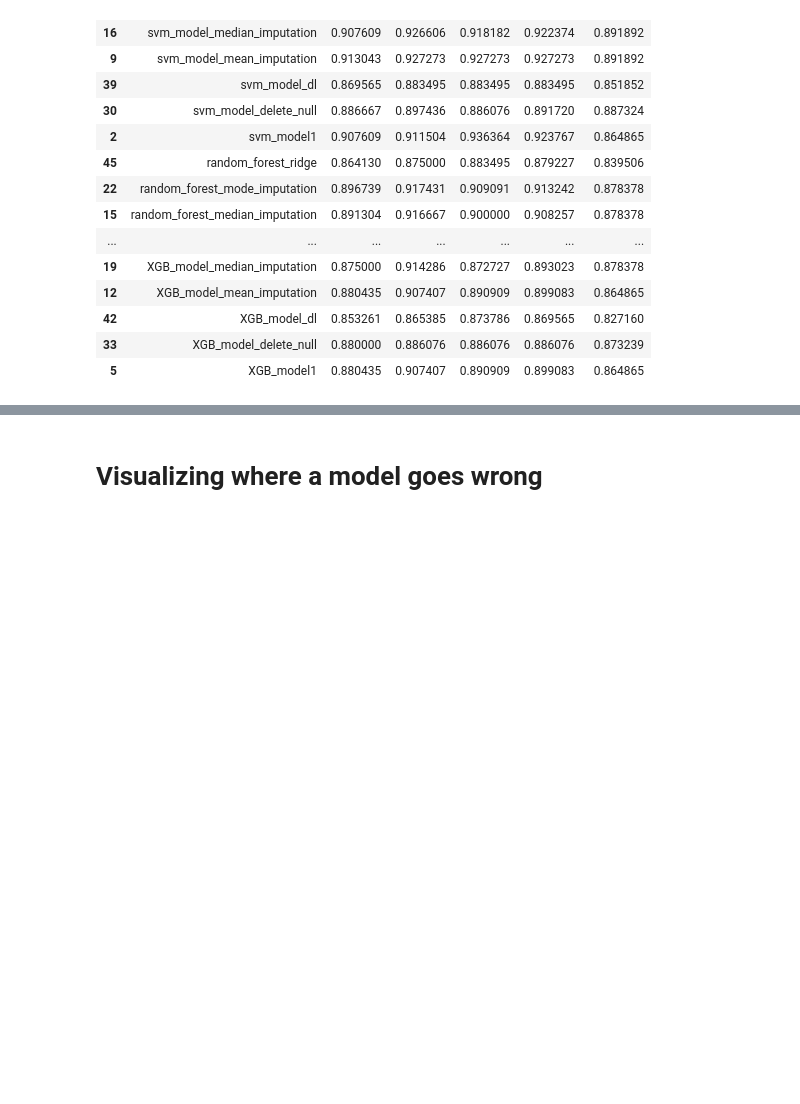
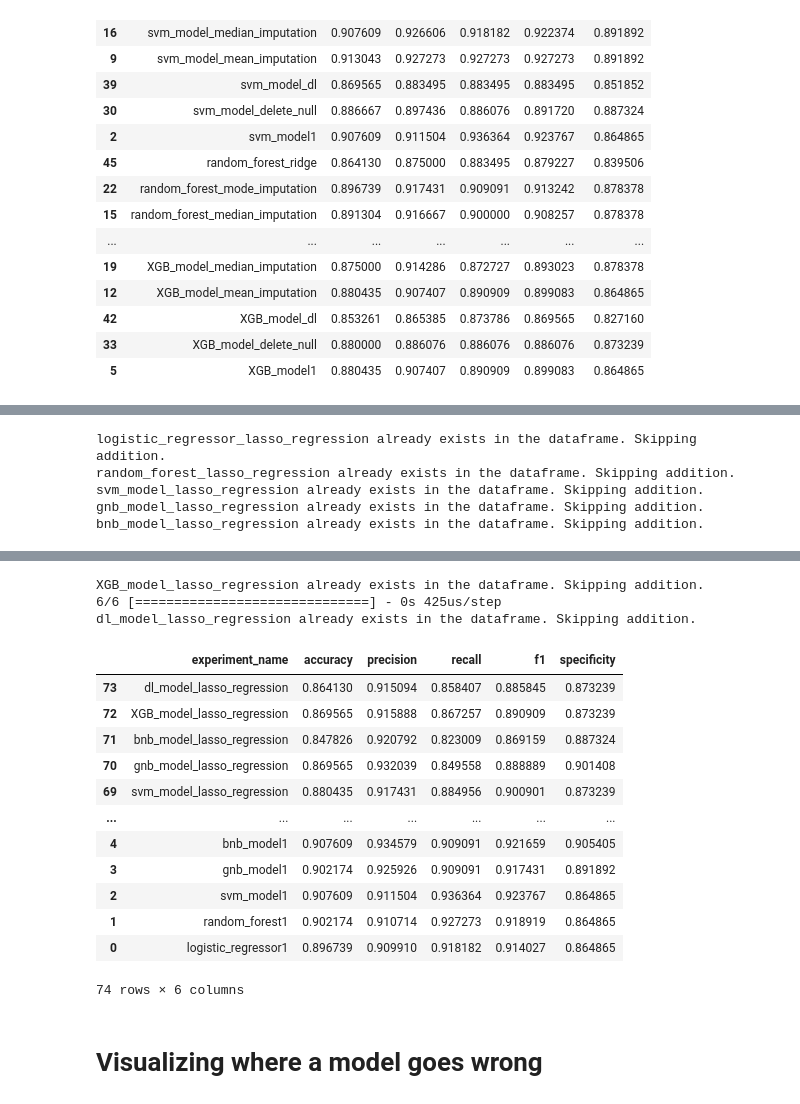
Before and after one commit to nripstein/Heart-Disease-Prediction, a Jupyter notebook: heart failure prediction notebook.ipynb, the cells around one changed output, grey strips where cells are left out. Saved outputs shown, nothing was run; the diff lists cells and outputs as text; code cells hidden in the pictures; blank space fills up the shorter version.

```diff
--- a/heart failure prediction notebook.ipynb
+++ b/heart failure prediction notebook.ipynb
@@ -1734,0 +1815,9 @@ dl_model_ridge already exists in the dataframe. Skipping addition.
+# %%
+models_df = test_regression_model(lasso_regression1, "lasso_regression", needs_cholesterol.copy(deep=True), full_train_regression, models_df, )
+display(models_df.drop("predictions", axis=1).sort_index(ascending=False))
+# %% [output]
+logistic_regressor_lasso_regression already exists in the dataframe. Skipping addition.
+random_forest_lasso_regression already exists in the dataframe. Skipping addition.
+svm_model_lasso_regression already exists in the dataframe. Skipping addition.
+gnb_model_lasso_regression already exists in the dataframe. Skipping addition.
+bnb_model_lasso_regression already exists in the dataframe. Skipping addition.
@@ -1735,3 +1826,19 @@ dl_model_ridge already exists in the dataframe. Skipping addition.
+XGB_model_lasso_regression already exists in the dataframe. Skipping addition.
+6/6 [==============================] - 0s 425us/step
+dl_model_lasso_regression already exists in the dataframe. Skipping addition.
+|  | experiment_name | accuracy | precision | recall | f1 | specificity |
+| 73 | dl_model_lasso_regression | 0.864130 | 0.915094 | 0.858407 | 0.885845 | 0.873239 |
+| 72 | XGB_model_lasso_regression | 0.869565 | 0.915888 | 0.867257 | 0.890909 | 0.873239 |
+| 71 | bnb_model_lasso_regression | 0.847826 | 0.920792 | 0.823009 | 0.869159 | 0.887324 |
+| 70 | gnb_model_lasso_regression | 0.869565 | 0.932039 | 0.849558 | 0.888889 | 0.901408 |
+| 69 | svm_model_lasso_regression | 0.880435 | 0.917431 | 0.884956 | 0.900901 | 0.873239 |
+| ... | ... | ... | ... | ... | ... | ... |
+| 4 | bnb_model1 | 0.907609 | 0.934579 | 0.909091 | 0.921659 | 0.905405 |
+| 3 | gnb_model1 | 0.902174 | 0.925926 | 0.909091 | 0.917431 | 0.891892 |
+| 2 | svm_model1 | 0.907609 | 0.911504 | 0.936364 | 0.923767 | 0.864865 |
+| 1 | random_forest1 | 0.902174 | 0.910714 | 0.927273 | 0.918919 | 0.864865 |
+| 0 | logistic_regressor1 | 0.896739 | 0.909910 | 0.918182 | 0.914027 | 0.864865 |
+74 rows × 6 columns
 # %% [markdown]
 # Visualizing where a model goes wrong
 # %%
```
Also changed, not shown: parts of 8 cells of this notebook.
